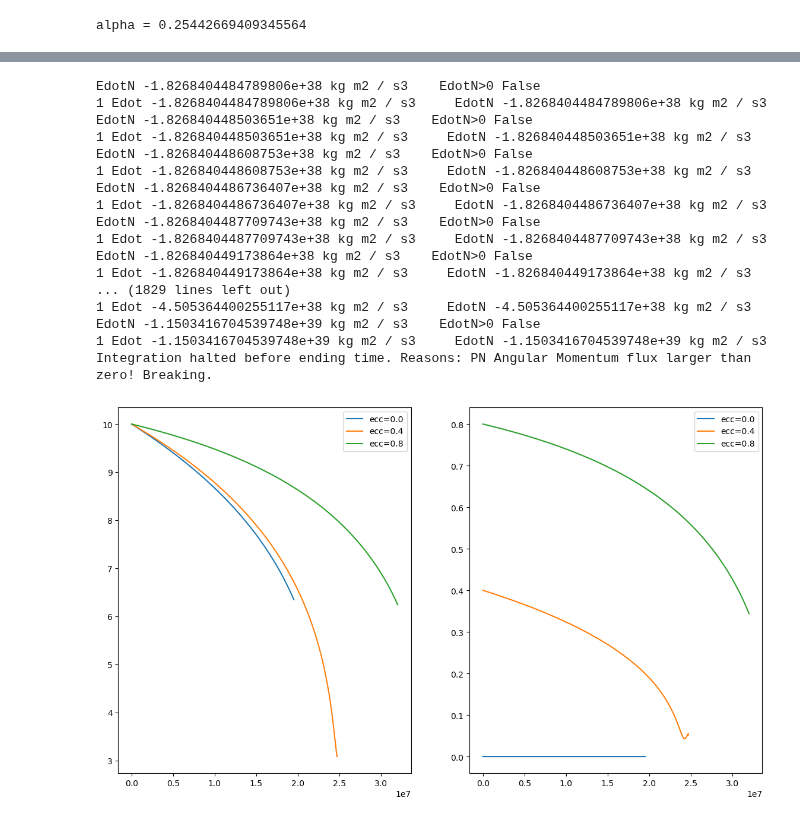
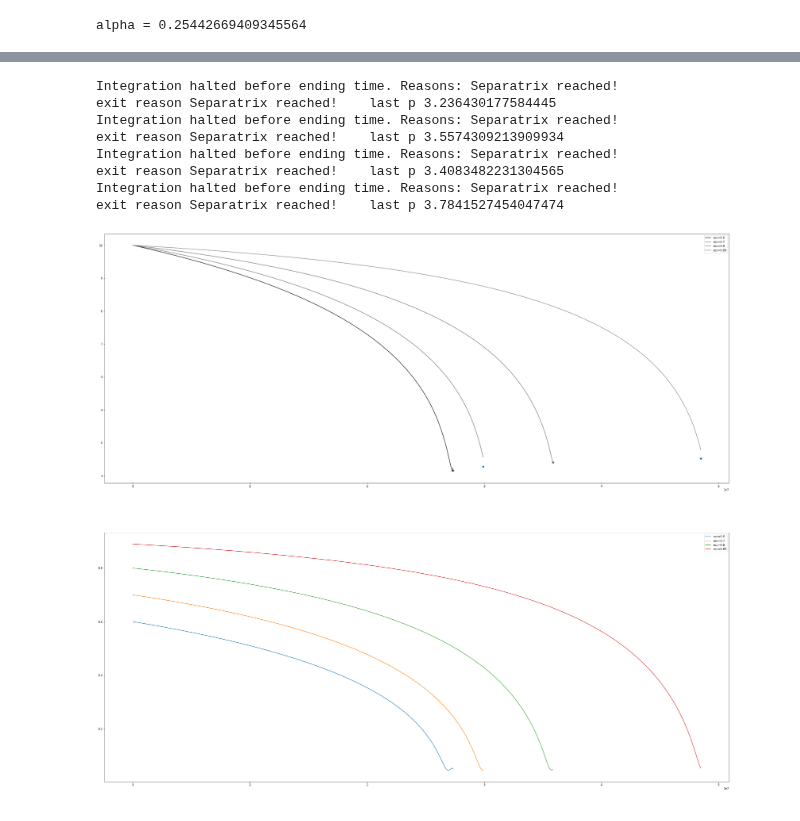
Before and after one commit to Shaun-F/GWGenerator, a Jupyter notebook: debugging/ODE_Solver.ipynb, the cells around one changed output, grey strips where cells are left out. Cells and saved outputs as stored; diff of their text form; code cells hidden in the pictures.

Commit message:
added integration boundary handling to kludge generator

```diff
--- a/debugging/ODE_Solver.ipynb
+++ b/debugging/ODE_Solver.ipynb
@@ -2,10 +2,14 @@
 import scipy as sp
 import scipy.integrate as spint8
 import GWGen; from GWGen import WFGenerator
+import pyAnalyticFluxes as pyan
 from GWGen.WFGenerator import *
 from few.utils.utility import get_separatrix
 import time
 import matplotlib.pyplot as plt
+import matplotlib.colors as mcolors
+import pyAnalyticFluxes as pyan
+from few.utils.constants import MTSUN_SI, YRSID_SI, Pi
 
 # set initial parameters
 M = 1e6
@@ -28,7 +32,7 @@ phiK = 0.8
 dist = 1.0
 mich = False
 dt = 15.0
-T = 5.0
+T = 10.0
 
 alphaval = alphavalue(M,mu)
 print(r"alpha = {0}".format(alphaval))
@@ -51,7 +55,3 @@ sum_kwargs = {
 traj = PNTraj()
 # %% [output]
 alpha = 0.25442669409345564
-# %%
-
-traj.dense_output=False
-res = traj(1e6,10,0.9,10,.3,1,T=5)
@@ -76,32 +58,36 @@ Integration halted before ending time. Reasons: PN Angular Momentum flux larger
-# %%
-t,p,e = res[0:3]
 # %%
-fig,axes = plt.subplots(1,2, figsize=(14,8))
-for ec in np.arange(0,0.9, 0.4):
+traj.dense_output=True
+traj.separatrix_cutoff = get_separatrix(a,e0,1.)+0.01
+fig,axes = plt.subplots(2, figsize=(40,36))
+by_hsv = sorted((tuple(mcolors.rgb_to_hsv(mcolors.to_rgb(color))),
+                         name)
+                        for name, color in mcolors.CSS4_COLORS.items())
+cols = [name for hsv, name in by_hsv]
+eccs = np.arange(0.6,0.9, 0.1)
+separatrix_list = np.ones_like(eccs)
+last_times = np.ones_like(eccs)
+for inx,ec in enumerate(eccs):
     ec = int(ec*100)/100
-    res = traj(1e6,10,0.9,10,ec,1,T=5)
+    res = traj(1e6,10,0.9,10,ec,1,T=T,npoints=300)
+    print("exit reason {0}    last p {1}".format(traj.exit_reason, res[1][-1]))
     t,p,e = res[0:3]
-    axes[0].plot(t,p,label="ecc={0}".format(ec))
+    separatrix_list[inx] = traj.separatrix_cut
+    last_times[inx] = t[-1]
+    axes[0].plot(t,p,label="ecc={0}".format(ec),color=cols[inx])
     axes[1].plot(t,e,label="ecc={0}".format(ec))
-    axes[0].legend()
+    axes[0].legend(labelcolor="Black")
     axes[1].legend()
-plt.show()
+
+axes[0].scatter(last_times, separatrix_list)
+
+fig
 # %% [output]
-EdotN -1.8268404484789806e+38 kg m2 / s3    EdotN>0 False
-1 Edot -1.8268404484789806e+38 kg m2 / s3     EdotN -1.8268404484789806e+38 kg m2 / s3
-EdotN -1.826840448503651e+38 kg m2 / s3    EdotN>0 False
-1 Edot -1.826840448503651e+38 kg m2 / s3     EdotN -1.826840448503651e+38 kg m2 / s3
-EdotN -1.826840448608753e+38 kg m2 / s3    EdotN>0 False
-1 Edot -1.826840448608753e+38 kg m2 / s3     EdotN -1.826840448608753e+38 kg m2 / s3
-EdotN -1.8268404486736407e+38 kg m2 / s3    EdotN>0 False
-1 Edot -1.8268404486736407e+38 kg m2 / s3     EdotN -1.8268404486736407e+38 kg m2 / s3
-EdotN -1.8268404487709743e+38 kg m2 / s3    EdotN>0 False
-1 Edot -1.8268404487709743e+38 kg m2 / s3     EdotN -1.8268404487709743e+38 kg m2 / s3
-EdotN -1.826840449173864e+38 kg m2 / s3    EdotN>0 False
-1 Edot -1.826840449173864e+38 kg m2 / s3     EdotN -1.826840449173864e+38 kg m2 / s3
-... (1829 lines left out)
-1 Edot -4.505364400255117e+38 kg m2 / s3     EdotN -4.505364400255117e+38 kg m2 / s3
-EdotN -1.1503416704539748e+39 kg m2 / s3    EdotN>0 False
-1 Edot -1.1503416704539748e+39 kg m2 / s3     EdotN -1.1503416704539748e+39 kg m2 / s3
-Integration halted before ending time. Reasons: PN Angular Momentum flux larger than zero! Breaking.
+Integration halted before ending time. Reasons: Separatrix reached!
+exit reason Separatrix reached!    last p 3.236430177584445
+Integration halted before ending time. Reasons: Separatrix reached!
+exit reason Separatrix reached!    last p 3.5574309213909934
+Integration halted before ending time. Reasons: Separatrix reached!
+exit reason Separatrix reached!    last p 3.4083482231304565
+Integration halted before ending time. Reasons: Separatrix reached!
+exit reason Separatrix reached!    last p 3.7841527454047474
-[figure, old version]
+[figure, new version]
```
Also changed, not shown: parts of 6 cells of this notebook, 3 other files.
